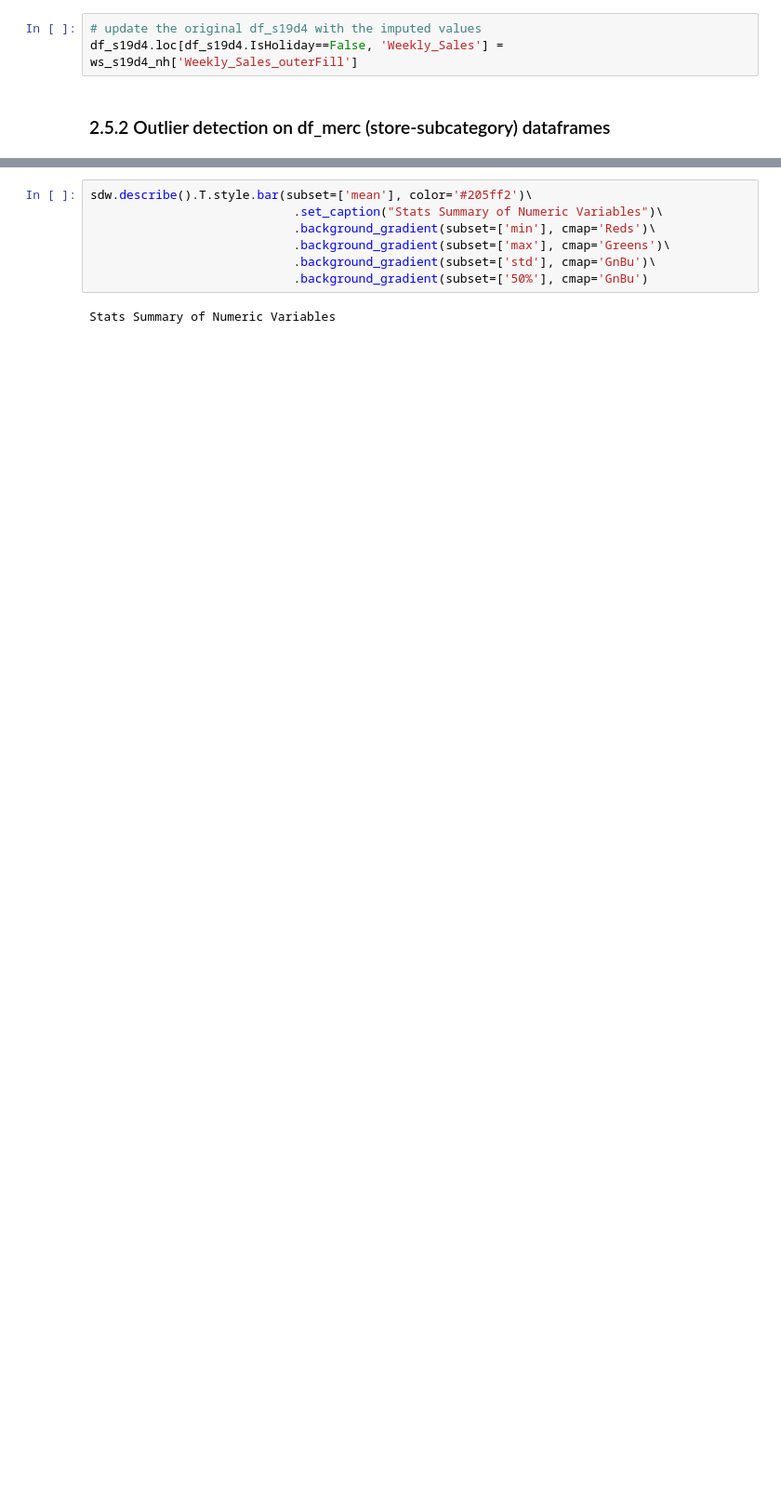
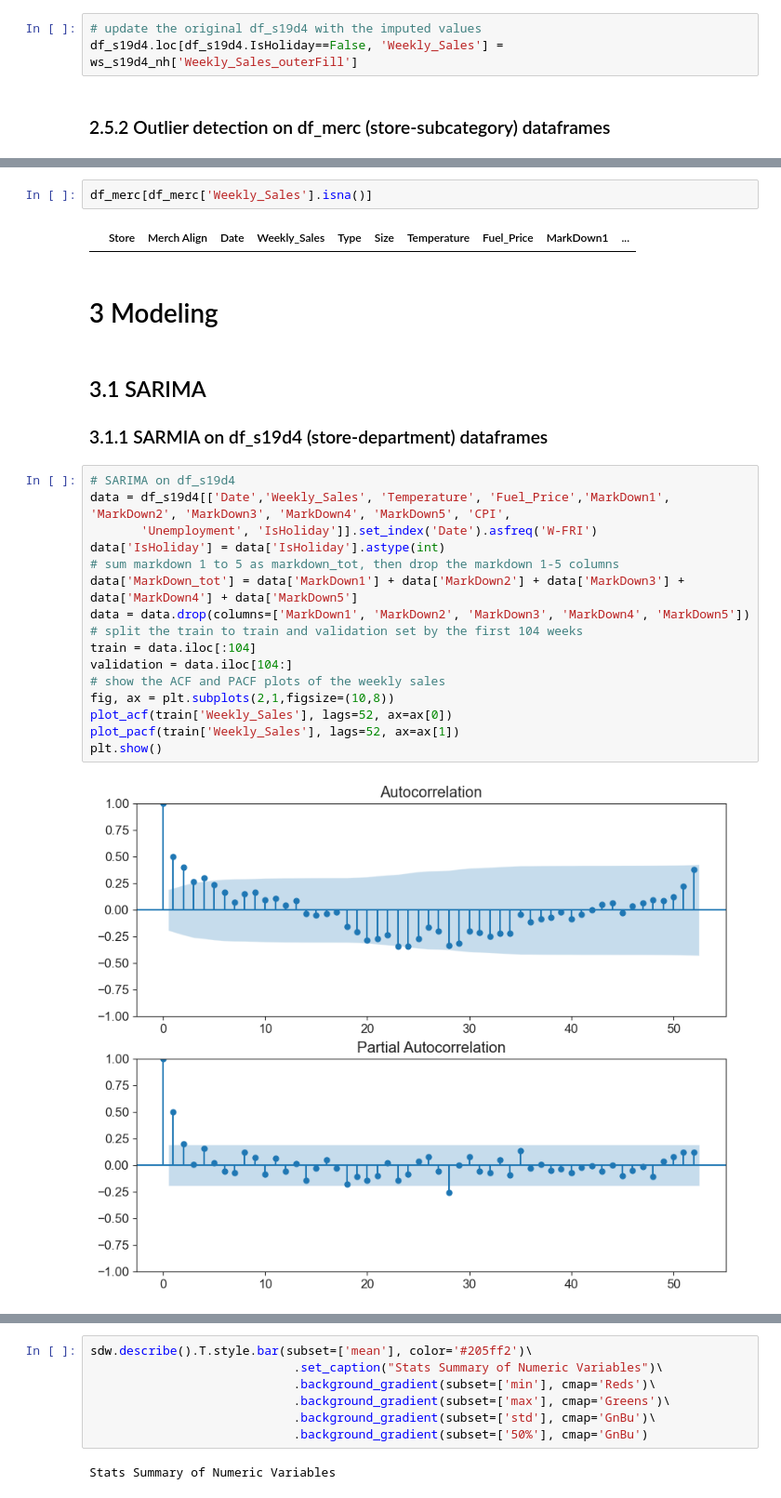
Before and after one commit to Dr-Spicy/WalmartForecast, a Jupyter notebook: Notebook.ipynb, the cells around one changed output, grey strips where cells are left out. Shown at 93% size. Cells and saved outputs as stored; diff of their text form; blank space fills up the shorter version.

```diff
--- a/Notebook.ipynb
+++ b/Notebook.ipynb
@@ -880,0 +928,27 @@ df_s19d4.loc[df_s19d4.IsHoliday==False, 'Weekly_Sales'] = ws_s19d4_nh['Weekly_Sa
+# %%
+df_merc[df_merc['Weekly_Sales'].isna()]
+# %% [output]
+|  | Store | Merch Align | Date | Weekly_Sales | Type | Size | Temperature | Fuel_Price | MarkDown1 | ... |
+# %% [markdown]
+# 3 Modeling
+# %% [markdown]
+## 3.1 SARIMA
+### 3.1.1 SARMIA on df_s19d4 (store-department) dataframes
+# %%
+# SARIMA on df_s19d4
+data = df_s19d4[['Date','Weekly_Sales', 'Temperature', 'Fuel_Price','MarkDown1', 'MarkDown2', 'MarkDown3', 'MarkDown4', 'MarkDown5', 'CPI',
+       'Unemployment', 'IsHoliday']].set_index('Date').asfreq('W-FRI')
+data['IsHoliday'] = data['IsHoliday'].astype(int)
+# sum markdown 1 to 5 as markdown_tot, then drop the markdown 1-5 columns
+data['MarkDown_tot'] = data['MarkDown1'] + data['MarkDown2'] + data['MarkDown3'] + data['MarkDown4'] + data['MarkDown5']
+data = data.drop(columns=['MarkDown1', 'MarkDown2', 'MarkDown3', 'MarkDown4', 'MarkDown5'])
+# split the train to train and validation set by the first 104 weeks
+train = data.iloc[:104]
+validation = data.iloc[104:]
+# show the ACF and PACF plots of the weekly sales
+fig, ax = plt.subplots(2,1,figsize=(10,8))
+plot_acf(train['Weekly_Sales'], lags=52, ax=ax[0])
+plot_pacf(train['Weekly_Sales'], lags=52, ax=ax[1])
+plt.show()
+# %% [output]
+[figure, added]
```
Also changed, not shown: parts of 28 cells of this notebook, 1 other file.
